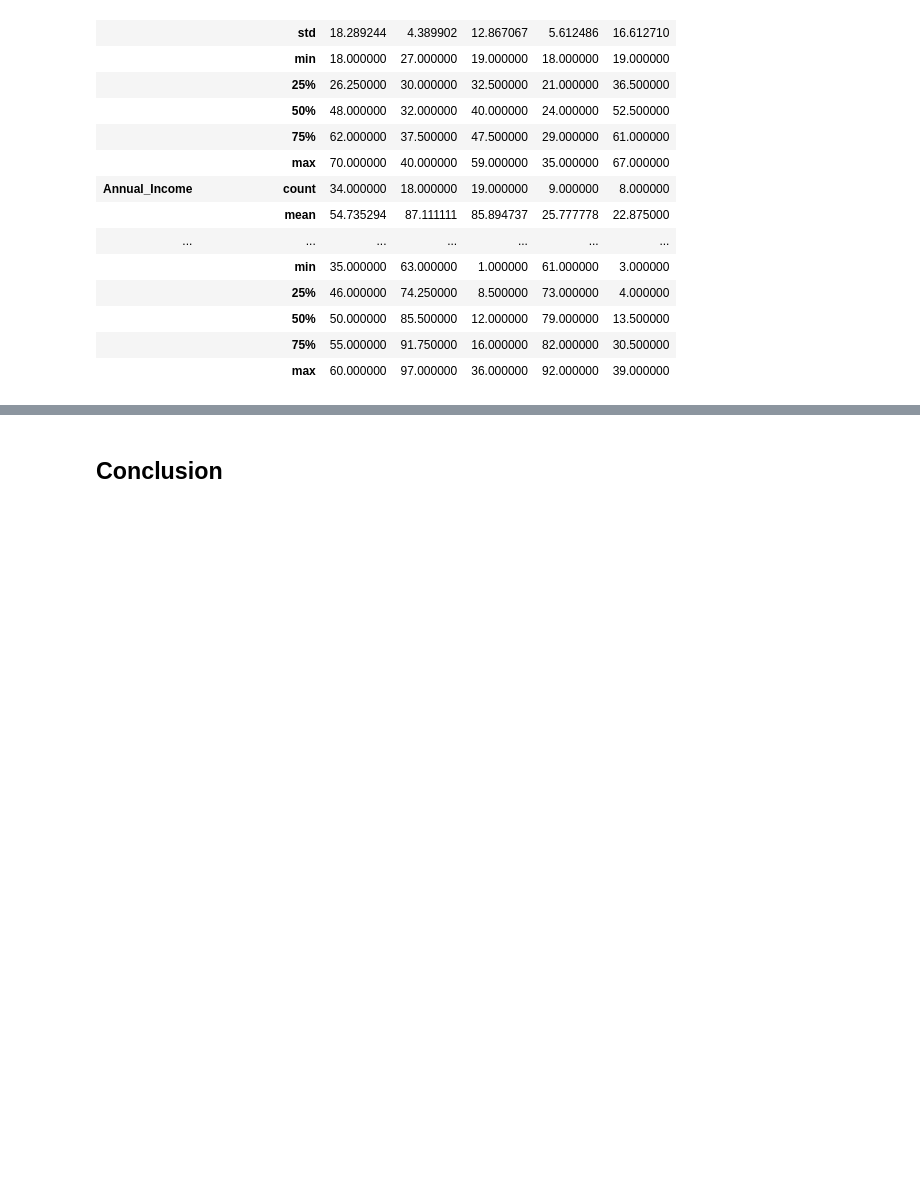
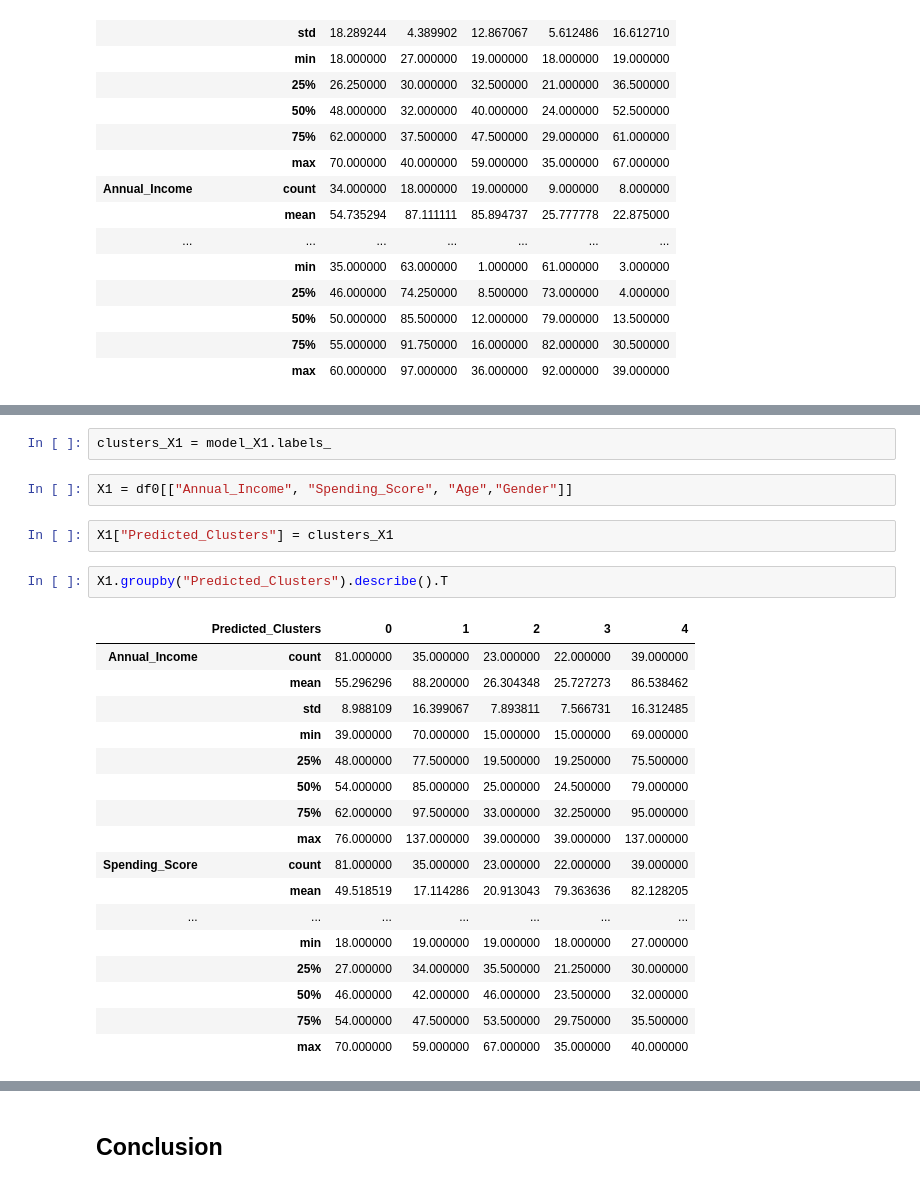
Before and after one commit to F4561/learning-from-data, a Jupyter notebook: Cluestering_Analysis_Customers_Segmentation_Project__Ali_Y.ipynb, the cells around one changed output, grey strips where cells are left out. Saved outputs shown, nothing was run; the diff lists cells and outputs as text; blank space fills up the shorter version.

```diff
--- a/Cluestering_Analysis_Customers_Segmentation_Project__Ali_Y.ipynb
+++ b/Cluestering_Analysis_Customers_Segmentation_Project__Ali_Y.ipynb
@@ -1136,0 +1163,26 @@ df_Male.groupby("Predicted_Clusters").describe().T
+# %%
+clusters_X1 = model_X1.labels_
+# %%
+X1 = df0[["Annual_Income", "Spending_Score", "Age","Gender"]]
+# %%
+X1["Predicted_Clusters"] = clusters_X1
+# %%
+X1.groupby("Predicted_Clusters").describe().T
+# %% [output]
+|  | Predicted_Clusters | 0 | 1 | 2 | 3 | 4 |
+| Annual_Income | count | 81.000000 | 35.000000 | 23.000000 | 22.000000 | 39.000000 |
+|  | mean | 55.296296 | 88.200000 | 26.304348 | 25.727273 | 86.538462 |
+|  | std | 8.988109 | 16.399067 | 7.893811 | 7.566731 | 16.312485 |
+|  | min | 39.000000 | 70.000000 | 15.000000 | 15.000000 | 69.000000 |
+|  | 25% | 48.000000 | 77.500000 | 19.500000 | 19.250000 | 75.500000 |
+|  | 50% | 54.000000 | 85.000000 | 25.000000 | 24.500000 | 79.000000 |
+|  | 75% | 62.000000 | 97.500000 | 33.000000 | 32.250000 | 95.000000 |
+|  | max | 76.000000 | 137.000000 | 39.000000 | 39.000000 | 137.000000 |
+| Spending_Score | count | 81.000000 | 35.000000 | 23.000000 | 22.000000 | 39.000000 |
+|  | mean | 49.518519 | 17.114286 | 20.913043 | 79.363636 | 82.128205 |
+| ... | ... | ... | ... | ... | ... | ... |
+|  | min | 18.000000 | 19.000000 | 19.000000 | 18.000000 | 27.000000 |
+|  | 25% | 27.000000 | 34.000000 | 35.500000 | 21.250000 | 30.000000 |
+|  | 50% | 46.000000 | 42.000000 | 46.000000 | 23.500000 | 32.000000 |
+|  | 75% | 54.000000 | 47.500000 | 53.500000 | 29.750000 | 35.500000 |
+|  | max | 70.000000 | 59.000000 | 67.000000 | 35.000000 | 40.000000 |
```
Also changed, not shown: parts of 33 cells of this notebook.
